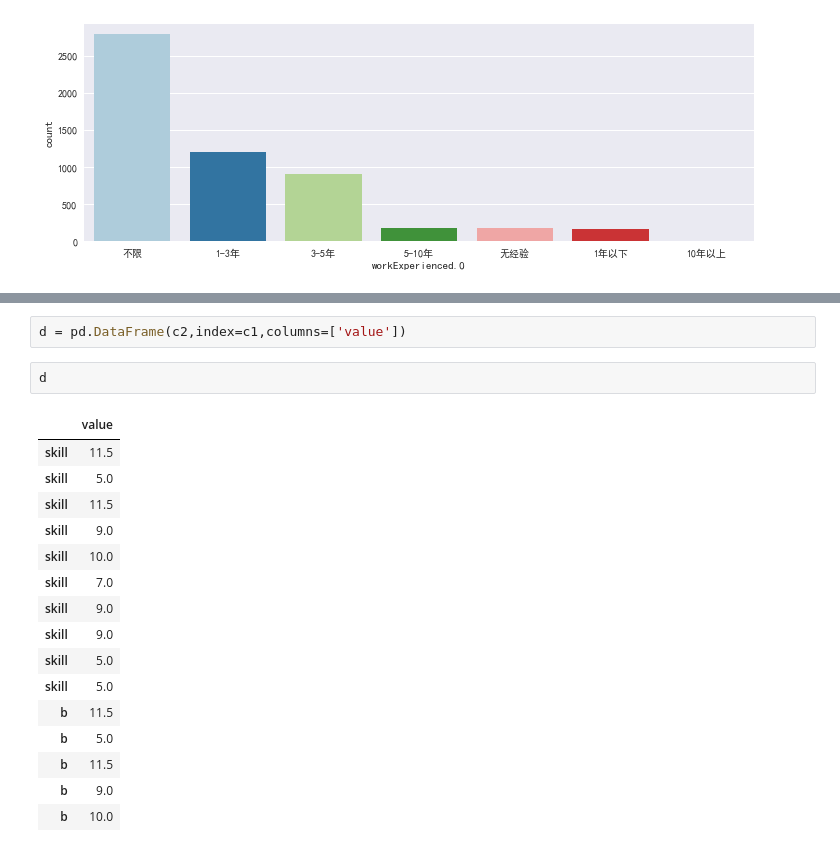
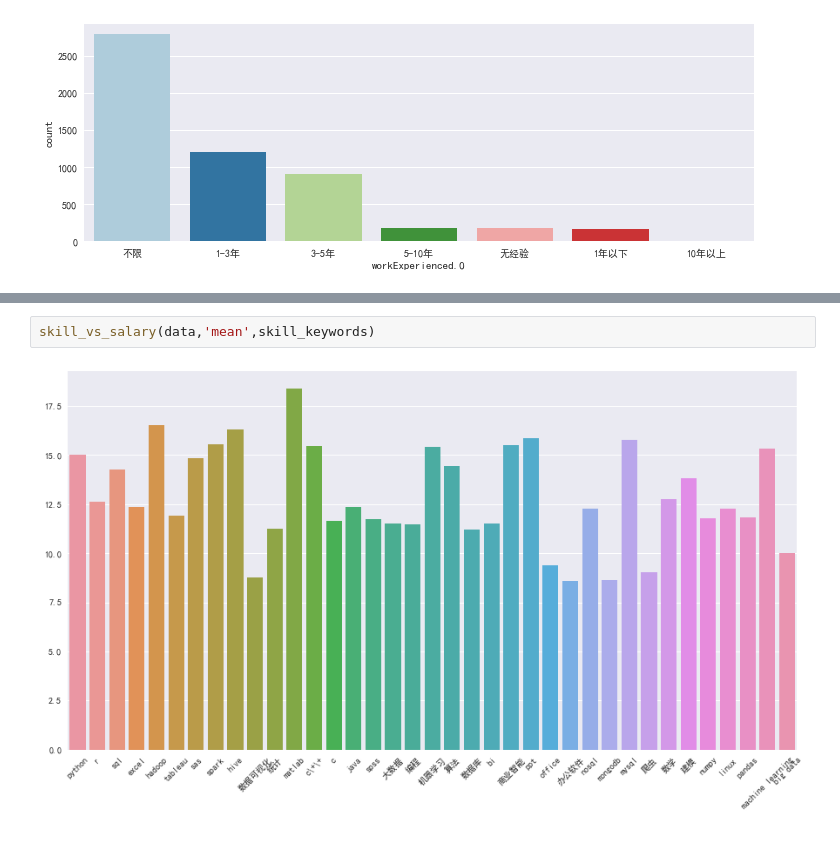
Before and after one commit to JIANGWQ2017/web-scraping, a Jupyter notebook: zhaopin/analysis/main.ipynb, the cells around one changed output, grey strips where cells are left out. Cells and saved outputs as stored; diff of their text form.

```diff
--- a/zhaopin/analysis/main.ipynb
+++ b/zhaopin/analysis/main.ipynb
@@ -501,21 +468,4 @@ c2
-# %%
-d = pd.DataFrame(c2,index=c1,columns=['value'])
-# %%
-d
-# %% [output]
-|  | value |
-| skill | 11.5 |
-| skill | 5.0 |
-| skill | 11.5 |
-| skill | 9.0 |
-| skill | 10.0 |
-| skill | 7.0 |
-| skill | 9.0 |
-| skill | 9.0 |
-| skill | 5.0 |
-| skill | 5.0 |
-| b | 11.5 |
-| b | 5.0 |
-| b | 11.5 |
-| b | 9.0 |
-| b | 10.0 |
+# %%
+skill_vs_salary(data,'mean',skill_keywords)
+# %% [output]
+[figure, added]
```
Also changed, not shown: parts of 35 cells of this notebook, 17 other files.
